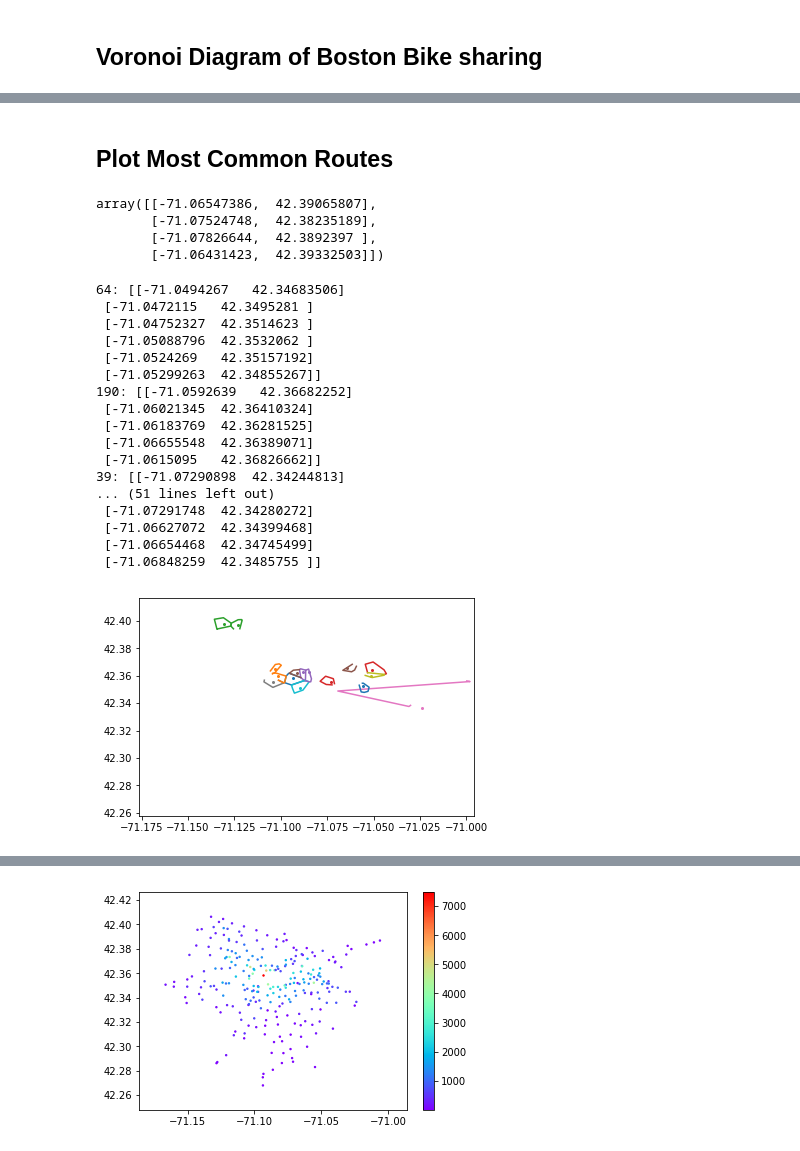
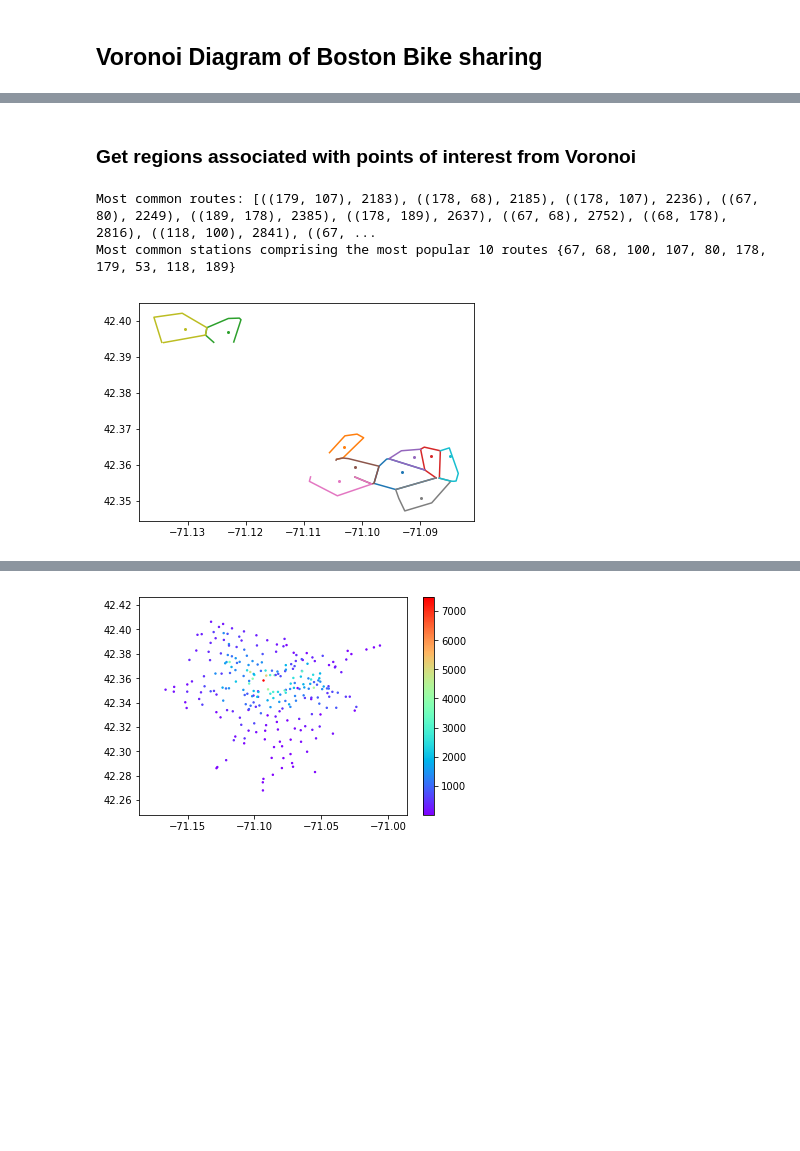
Before and after one commit to meiaalsup/bluebikecommutepatterns, a Jupyter notebook: meia_analysis.ipynb, the cells around one changed output, grey strips where cells are left out. Drawn from its saved outputs; the diff is of its cells as text; code cells hidden in the pictures; blank space fills up the shorter version.

```diff
--- a/meia_analysis.ipynb
+++ b/meia_analysis.ipynb
@@ -345,17 +255,0 @@ m
-# %%
-m = folium.Map([42.337102, -71.1], tiles='Stamen Terrain', zoom_start=12, max_zoom=18)
-
-folium.CircleMarker(
-    (42.3385146, -71.07404083),
-    radius = 1,
-    popup=f'{39}',
-).add_to(m)
-
-folium.CircleMarker(
-    (42.34366582, -71.08582377),
-    radius = 1,
-    popup=f'{46}',
-).add_to(m)
-
-
-m
@@ -366,8 +255,0 @@ m
-# %%
-most_common = sorted(aggregation.items(), key=lambda kv: kv[1])[-40:]
-print(f'Most common routes: {most_common}')
-most_common_stations = set()
-for route, count in most_common:
-    most_common_stations.add(route[0])
-    most_common_stations.add(route[1])
-print(f'Most common stations comprising the most popular 10 routes {most_common_stations}')
@@ -443,41 +320,24 @@ vor, regions, vertices = create_voronoi()
-# %% [markdown]
-## Plot Most Common Routes
+# %% [markdown]
+### Get regions associated with points of interest from Voronoi
 # %%
 coords = [int(i) for i in station_coordinates[:, 0]]
 regions = {int(i): vor.vertices[vor.regions[vor.point_region[coords.index(i)]]] for i in station_coordinates[:,0]}
-regions[1]
-# %% [output]
-array([[-71.06547386,  42.39065807],
-       [-71.07524748,  42.38235189],
-       [-71.07826644,  42.3892397 ],
-       [-71.06431423,  42.39332503]])
-# %%
-for i in (64, 190, 39, 22, 189, 74, 78, 46, 133, 124, 4):
-
-    print(f'{i}: {regions[i]}')
-# %% [output]
-64: [[-71.0494267   42.34683506]
- [-71.0472115   42.3495281 ]
- [-71.04752327  42.3514623 ]
- [-71.05088796  42.3532062 ]
- [-71.0524269   42.35157192]
- [-71.05299263  42.34855267]]
-190: [[-71.0592639   42.36682252]
- [-71.06021345  42.36410324]
- [-71.06183769  42.36281525]
- [-71.06655548  42.36389071]
- [-71.0615095   42.36826662]]
-39: [[-71.07290898  42.34244813]
-... (51 lines left out)
- [-71.07291748  42.34280272]
- [-71.06627072  42.34399468]
- [-71.06654468  42.34745499]
- [-71.06848259  42.3485755 ]]
+# %%
+most_common = sorted(aggregation.items(), key=lambda kv: kv[1])[-20:]
+print(f'Most common routes: {most_common}')
+most_common_stations = set()
+for route, count in most_common:
+    most_common_stations.add(route[0])
+    most_common_stations.add(route[1])
+print(f'Most common stations comprising the most popular 10 routes {most_common_stations}')
+# %% [output]
+Most common routes: [((179, 107), 2183), ((178, 68), 2185), ((178, 107), 2236), ((67, 80), 2249), ((189, 178), 2385), ((178, 189), 2637), ((67, 68), 2752), ((68, 178), 2816), ((118, 100), 2841), ((67, ...
+Most common stations comprising the most popular 10 routes {67, 68, 100, 107, 80, 178, 179, 53, 118, 189}
 # %%
-plt.xlim(-71.176491, -70.99609799999999)
-plt.ylim(42.257902, 42.416301999999995)
+#plt.xlim(-71.176491, -70.99609799999999)
+#plt.ylim(42.257902, 42.416301999999995)
 for station in most_common_stations:
     plt.scatter(map_station_coordinates[station][0], map_station_coordinates[station][1], s=4)
     plt.plot(regions[station][:,0], regions[station][:, 1])
 # %% [output]
-[figure, old version]
+[figure, new version]
```
Also changed, not shown: parts of 48 cells of this notebook, 2 other files.
